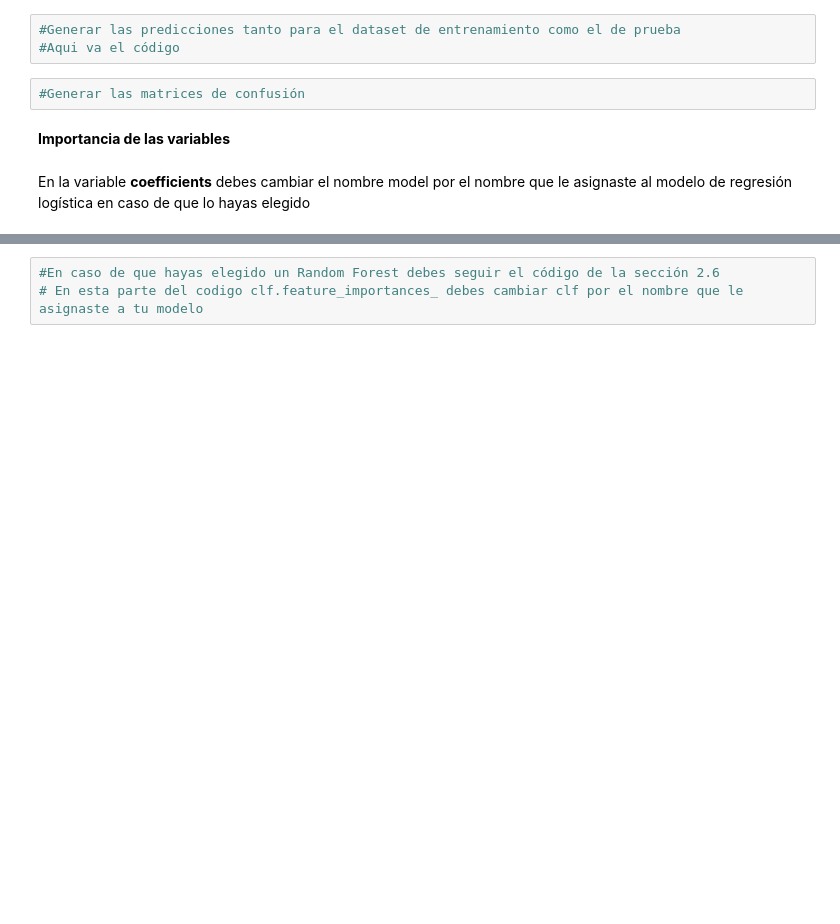
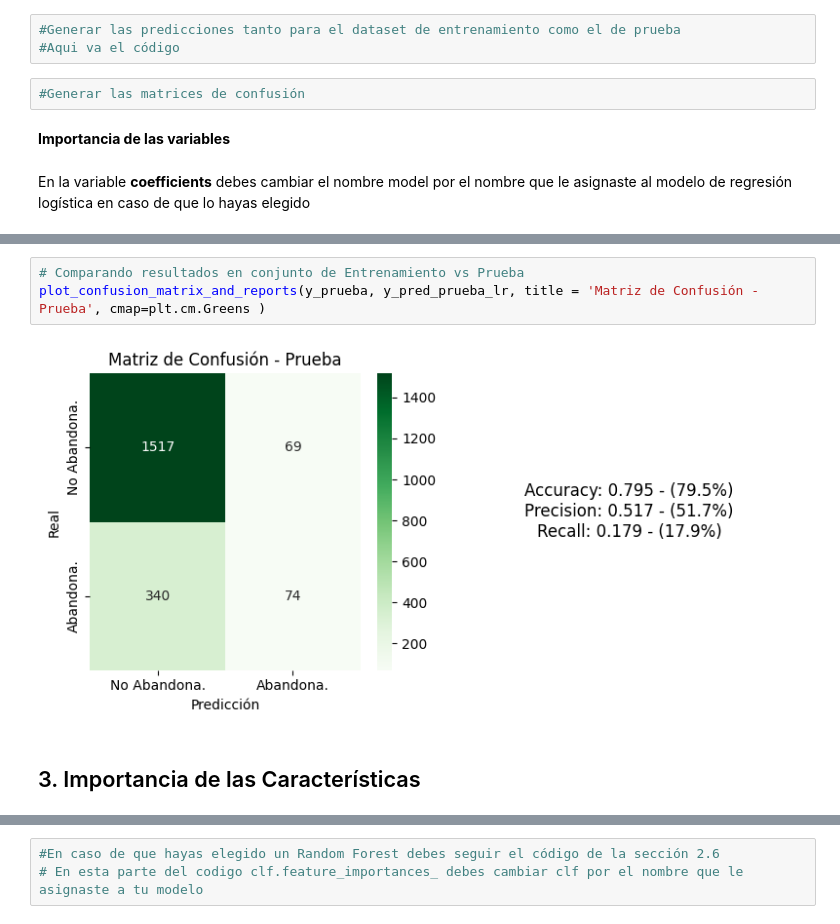
Before and after one commit to jofepe16/Reto_Bootcamp, a Jupyter notebook: Reto_Bootcamp.ipynb, the cells around one changed output, grey strips where cells are left out. Cells and saved outputs as stored; diff of their text form; blank space fills up the shorter version.

```diff
--- a/Reto_Bootcamp.ipynb
+++ b/Reto_Bootcamp.ipynb
@@ -904 +952,8 @@ En la variable **coefficients** debes cambiar el nombre model por el nombre que
+# %%
+# Comparando resultados en conjunto de Entrenamiento vs Prueba
+plot_confusion_matrix_and_reports(y_prueba, y_pred_prueba_lr, title = 'Matriz de Confusión - Prueba', cmap=plt.cm.Greens )
+# %% [output]
+[figure, added]
+# %% [markdown]
+## 3. Importancia de las Características
 # %%
```
Also changed, not shown: parts of 11 cells of this notebook.
